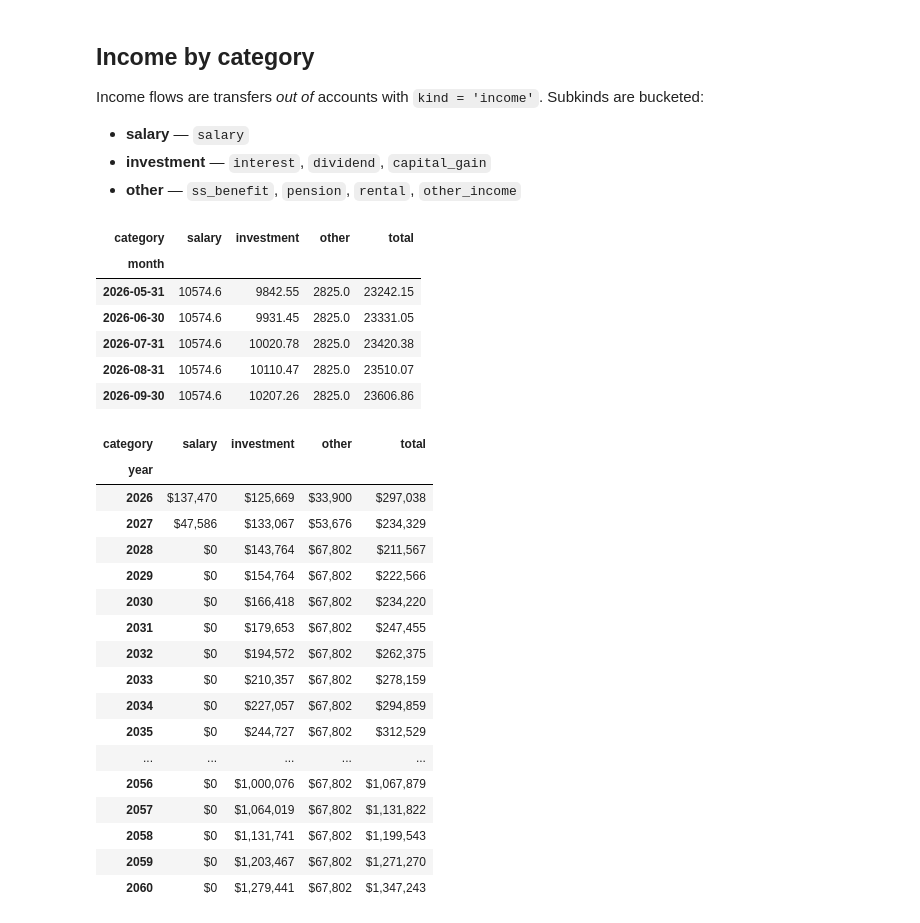
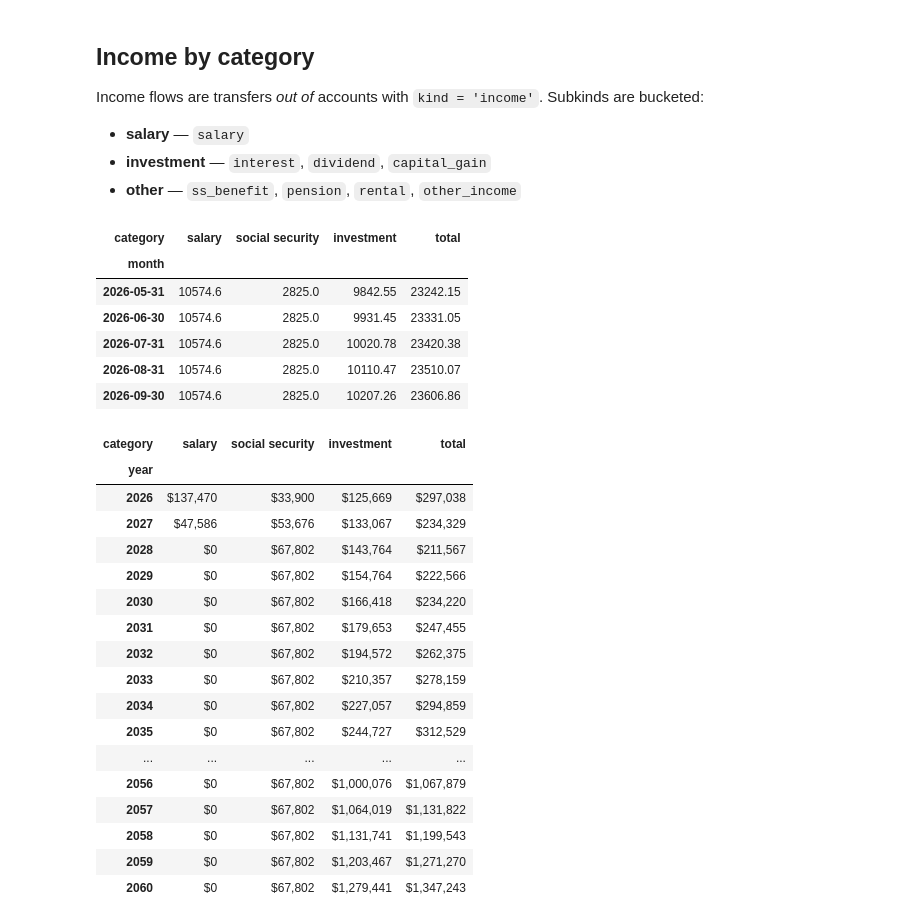
Before and after one commit to BobKerns/analysis, a Jupyter notebook: notebooks/net_worth.ipynb, the cells around one changed output. Cells and saved outputs as stored; diff of their text form; code cells hidden in the pictures.

```diff
--- a/notebooks/net_worth.ipynb
+++ b/notebooks/net_worth.ipynb
@@ -137,6 +137,7 @@ SELECT s.month,
          WHEN 'interest'      THEN 'investment'
          WHEN 'dividend'      THEN 'investment'
          WHEN 'capital_gain'  THEN 'investment'
+         WHEN 'ss_benefit'    THEN 'social security'
          ELSE 'other'
        END AS category,
        SUM(te.amount) AS cents
@@ -153,59 +154,59 @@ income = (
         index="month", columns="category", values="cents",
         aggfunc="sum", fill_value=0,
     )
-    .reindex(columns=["salary", "investment", "other"], fill_value=0)
+    .reindex(columns=["salary", "social security", "investment"], fill_value=0)
     / 100
 )
 income["total"] = income.sum(axis=1)
 income.head()
 # %% [output]
-| category | salary | investment | other | total |
+| category | salary | social security | investment | total |
 | month |  |  |  |  |
-| 2026-05-31 | 10574.6 | 9842.55 | 2825.0 | 23242.15 |
-| 2026-06-30 | 10574.6 | 9931.45 | 2825.0 | 23331.05 |
-| 2026-07-31 | 10574.6 | 10020.78 | 2825.0 | 23420.38 |
-| 2026-08-31 | 10574.6 | 10110.47 | 2825.0 | 23510.07 |
-| 2026-09-30 | 10574.6 | 10207.26 | 2825.0 | 23606.86 |
+| 2026-05-31 | 10574.6 | 2825.0 | 9842.55 | 23242.15 |
+| 2026-06-30 | 10574.6 | 2825.0 | 9931.45 | 23331.05 |
+| 2026-07-31 | 10574.6 | 2825.0 | 10020.78 | 23420.38 |
+| 2026-08-31 | 10574.6 | 2825.0 | 10110.47 | 23510.07 |
+| 2026-09-30 | 10574.6 | 2825.0 | 10207.26 | 23606.86 |
 # %%
 priors = pd.read_sql(
     "SELECT year, bucket, amount FROM prior_tax_activity",
     con,
 )
 # bucket -> income category
-_PRIOR_CAT = {"ss_benefit": "other", "ordinary": "salary", "tax_free": "investment"}
+_PRIOR_CAT = {"ss_benefit": "social security", "ordinary": "salary", "tax_free": "investment"}
 priors["category"] = priors["bucket"].map(_PRIOR_CAT)
 priors["amount"] = priors["amount"] / 100  # cents -> dollars
 priors_by_year = (
     priors.pivot_table(index="year", columns="category", values="amount",
                        aggfunc="sum", fill_value=0)
-    .reindex(columns=["salary", "investment", "other"], fill_value=0)
+    .reindex(columns=["salary", "social security", "investment"], fill_value=0)
 )
 
 income_yearly = income.groupby(income.index.year).sum()
 income_yearly.index.name = "year"
 # Fold priors into the same year totals (priors cover pre-sim YTD activity).
-for cat in ["salary", "investment", "other"]:
+for cat in ["salary", "investment", "social security"]:
     if cat in priors_by_year.columns:
         income_yearly[cat] = income_yearly[cat].add(priors_by_year[cat], fill_value=0)
-income_yearly["total"] = income_yearly[["salary", "investment", "other"]].sum(axis=1)
+income_yearly["total"] = income_yearly[["salary", "investment", "social security"]].sum(axis=1)
 income_yearly.style.format("${:,.0f}")
 # %% [output]
-| category | salary | investment | other | total |
+| category | salary | social security | investment | total |
 | year |  |  |  |  |
-| 2026 | $137,470 | $125,669 | $33,900 | $297,038 |
-| 2027 | $47,586 | $133,067 | $53,676 | $234,329 |
-| 2028 | $0 | $143,764 | $67,802 | $211,567 |
-| 2029 | $0 | $154,764 | $67,802 | $222,566 |
-| 2030 | $0 | $166,418 | $67,802 | $234,220 |
-| 2031 | $0 | $179,653 | $67,802 | $247,455 |
-| 2032 | $0 | $194,572 | $67,802 | $262,375 |
-| 2033 | $0 | $210,357 | $67,802 | $278,159 |
-| 2034 | $0 | $227,057 | $67,802 | $294,859 |
-| 2035 | $0 | $244,727 | $67,802 | $312,529 |
+| 2026 | $137,470 | $33,900 | $125,669 | $297,038 |
+| 2027 | $47,586 | $53,676 | $133,067 | $234,329 |
+| 2028 | $0 | $67,802 | $143,764 | $211,567 |
+| 2029 | $0 | $67,802 | $154,764 | $222,566 |
+| 2030 | $0 | $67,802 | $166,418 | $234,220 |
+| 2031 | $0 | $67,802 | $179,653 | $247,455 |
+| 2032 | $0 | $67,802 | $194,572 | $262,375 |
+| 2033 | $0 | $67,802 | $210,357 | $278,159 |
+| 2034 | $0 | $67,802 | $227,057 | $294,859 |
+| 2035 | $0 | $67,802 | $244,727 | $312,529 |
 | ... | ... | ... | ... | ... |
-| 2056 | $0 | $1,000,076 | $67,802 | $1,067,879 |
-| 2057 | $0 | $1,064,019 | $67,802 | $1,131,822 |
-| 2058 | $0 | $1,131,741 | $67,802 | $1,199,543 |
-| 2059 | $0 | $1,203,467 | $67,802 | $1,271,270 |
-| 2060 | $0 | $1,279,441 | $67,802 | $1,347,243 |
+| 2056 | $0 | $67,802 | $1,000,076 | $1,067,879 |
+| 2057 | $0 | $67,802 | $1,064,019 | $1,131,822 |
+| 2058 | $0 | $67,802 | $1,131,741 | $1,199,543 |
+| 2059 | $0 | $67,802 | $1,203,467 | $1,271,270 |
+| 2060 | $0 | $67,802 | $1,279,441 | $1,347,243 |
 # %%
```
Also changed, not shown: parts of 3 cells of this notebook, 1 other file.
